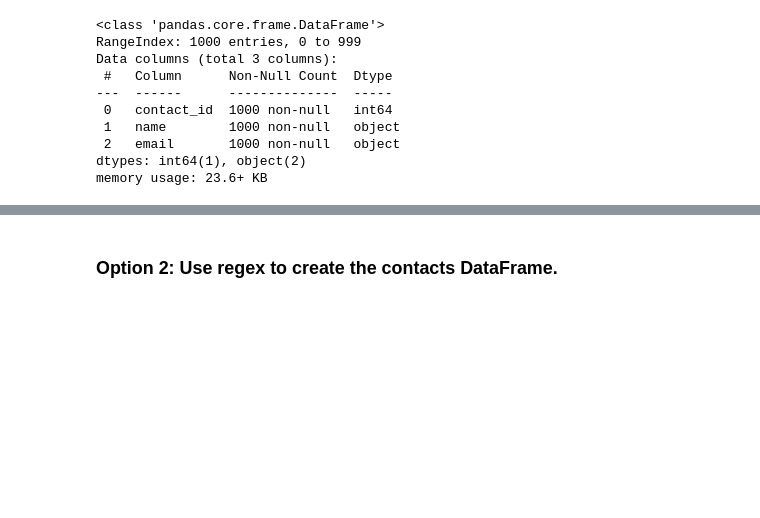
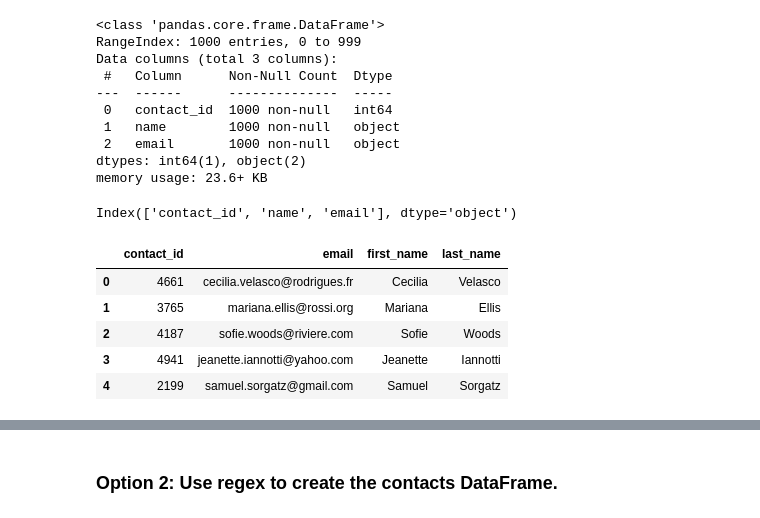
Before and after one commit to rachelschoen/Crowdfunding_ETL, a Jupyter notebook: ETL_Mini_Project_RSchoen_AThakur.ipynb, the cells around one changed output, grey strips where cells are left out. Drawn from its saved outputs; the diff is of its cells as text; code cells hidden in the pictures; blank space fills up the shorter version.

```diff
--- a/ETL_Mini_Project_RSchoen_AThakur.ipynb
+++ b/ETL_Mini_Project_RSchoen_AThakur.ipynb
@@ -268,6 +232,6 @@ NameError: name 'campaign_cleaned' is not defined
 ### Extract the contacts.xlsx Data.
 # %%
 # Read the data into a Pandas DataFrame. Use the `header=2` parameter when reading in the data.
-contact_info_df = pd.read_excel('Resources/contacts.xlsx', header=2)
+contact_info_df = pd.read_excel('Resources/contacts.xlsx', header=3)
 contact_info_df.head()
 # %% [output]
@@ -302,12 +280,0 @@ print(dict_values)
-# %%
-# Create lists of values
-contact_ids = [1, 2, 3, 4, 5]
-names = ['John Doe', 'Jane Smith', 'Bob Johnson', 'Alice Brown', 'Mike Davis']
-emails = ['john.doe@example.com', 'jane.smith@example.com', 'bob.johnson@example.com', 'alice.brown@example.com', 'mike.davis@example.com']
-
-# Create a list of lists
-data = list(zip(contact_ids, names, emails))
-
-# Create a DataFrame
-contact_info = pd.DataFrame(data, columns=['contact_id', 'name', 'email'])
-print(contact_info)
@@ -320,0 +281,13 @@ print(contact_info)
+# %%
+dict_values = []
+for index, row in contact_info_df.iterrows():
+    data = row['contact_info']
+    converted_data = json.loads(data)
+    # Iterate through each dictionary (row) and get the values for each row using list comprehension.
+    row_values = [v for k, v in converted_data.items()]
+    # Append the list of values for each row to a new list.
+    dict_values.append(row_values)
+
+    # Get the data first item in each row.
+
+print(dict_values)
@@ -321,6 +296,9 @@ print(contact_info)
 # %%
-# Create a contact_info DataFrame and add each list of values, i.e., each row
-# to the 'contact_id', 'name', 'email' columns.
+# Create a contact_info DataFrame and add each list of values, i.e., each row to the 'contact_id', 'name', 'email' columns.
+
+columns=['contact_id', 'name', 'email']
+contact_df=pd.DataFrame(dict_values , columns=columns)
+contact_df.head()
 # %% [output]
 |  | contact_id | name | email |
 | 0 | 4661 | Cecilia Velasco | cecilia.velasco@rodrigues.fr |
@@ -348,8 +320,21 @@ Data columns (total 3 columns):
  2   email       1000 non-null   object
 dtypes: int64(1), object(2)
 memory usage: 23.6+ KB
+# %%
+contact_df.columns
+# %% [output]
+Index(['contact_id', 'name', 'email'], dtype='object')
 # %%
-contact_info[["first_name", "last_name"]] = contact_info["name"].str.split(" ", expand=True)
+# Create a "first"name" and "last_name" column with the first and last names from the "name" column.
+contact_df[['first_name' , 'last_name']]=contact_df['name'].str.split(' ' , expand=True)
 
 # Drop the contact_name column
-contact_info.drop("name", axis=1, inplace=True)
+contact_df.drop(columns=['name'], inplace=True)
+contact_df.head()
+# %% [output]
+|  | contact_id | email | first_name | last_name |
+| 0 | 4661 | cecilia.velasco@rodrigues.fr | Cecilia | Velasco |
+| 1 | 3765 | mariana.ellis@rossi.org | Mariana | Ellis |
+| 2 | 4187 | sofie.woods@riviere.com | Sofie | Woods |
+| 3 | 4941 | jeanette.iannotti@yahoo.com | Jeanette | Iannotti |
+| 4 | 2199 | samuel.sorgatz@gmail.com | Samuel | Sorgatz |
```
Also changed, not shown: parts of 16 cells of this notebook, 3 other files.
